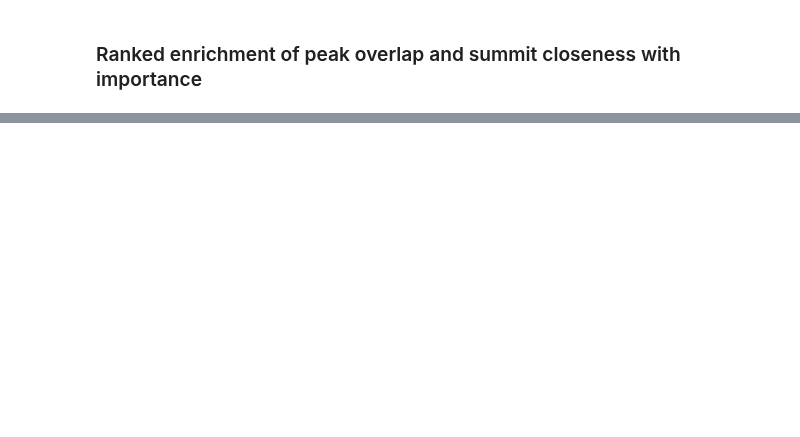
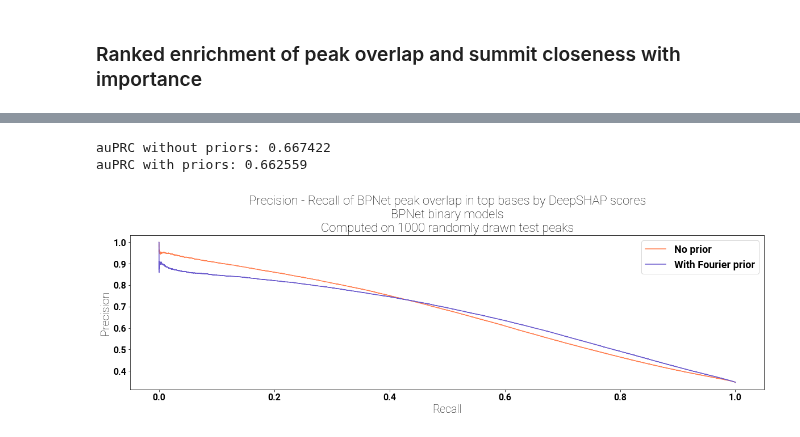
Before and after one commit to amtseng/fourier_attribution_priors, a Jupyter notebook: notebooks/importance_distance_to_summits.ipynb, the cells around one changed output, grey strips where cells are left out. Cells and saved outputs as stored; diff of their text form; code cells hidden in the pictures; blank space fills up the shorter version.

```diff
--- a/notebooks/importance_distance_to_summits.ipynb
+++ b/notebooks/importance_distance_to_summits.ipynb
@@ -466,0 +501,27 @@ plt.legend()
+# %%
+noprior_prs = sklearn.metrics.precision_recall_curve(
+    noprior_peak_mask.astype(int),
+    np.flip(np.arange(len(noprior_peak_mask))) / len(noprior_peak_mask)
+)
+prior_prs = sklearn.metrics.precision_recall_curve(
+    prior_peak_mask.astype(int),
+    np.flip(np.arange(len(prior_peak_mask))) / len(prior_peak_mask)
+)
+# %%
+fig, ax = plt.subplots(figsize=(20, 5))
+title = "Precision - Recall of %s peak overlap in top bases by %s" % (condition_name, imp_type)
+title += "\n%s %s models" % (condition_name, model_type)
+title += "\nComputed on %d randomly drawn test peaks" % num_samples
+plt.title(title)
+plt.plot(noprior_prs[1][:-1], noprior_prs[0][:-1], color="coral", label="No prior")
+plt.plot(prior_prs[1][:-1], prior_prs[0][:-1], color="slateblue", label="With Fourier prior")
+plt.xlabel("Recall")
+plt.ylabel("Precision")
+plt.legend()
+
+print("auPRC without priors: %f" % (sklearn.metrics.auc(noprior_prs[1][:-1], noprior_prs[0][:-1])))
+print("auPRC with priors: %f" % sklearn.metrics.auc(prior_prs[1][:-1], prior_prs[0][:-1]))
+# %% [output]
+auPRC without priors: 0.667422
+auPRC with priors: 0.662559
+[figure, added]
```
Also changed, not shown: parts of 12 cells of this notebook.
